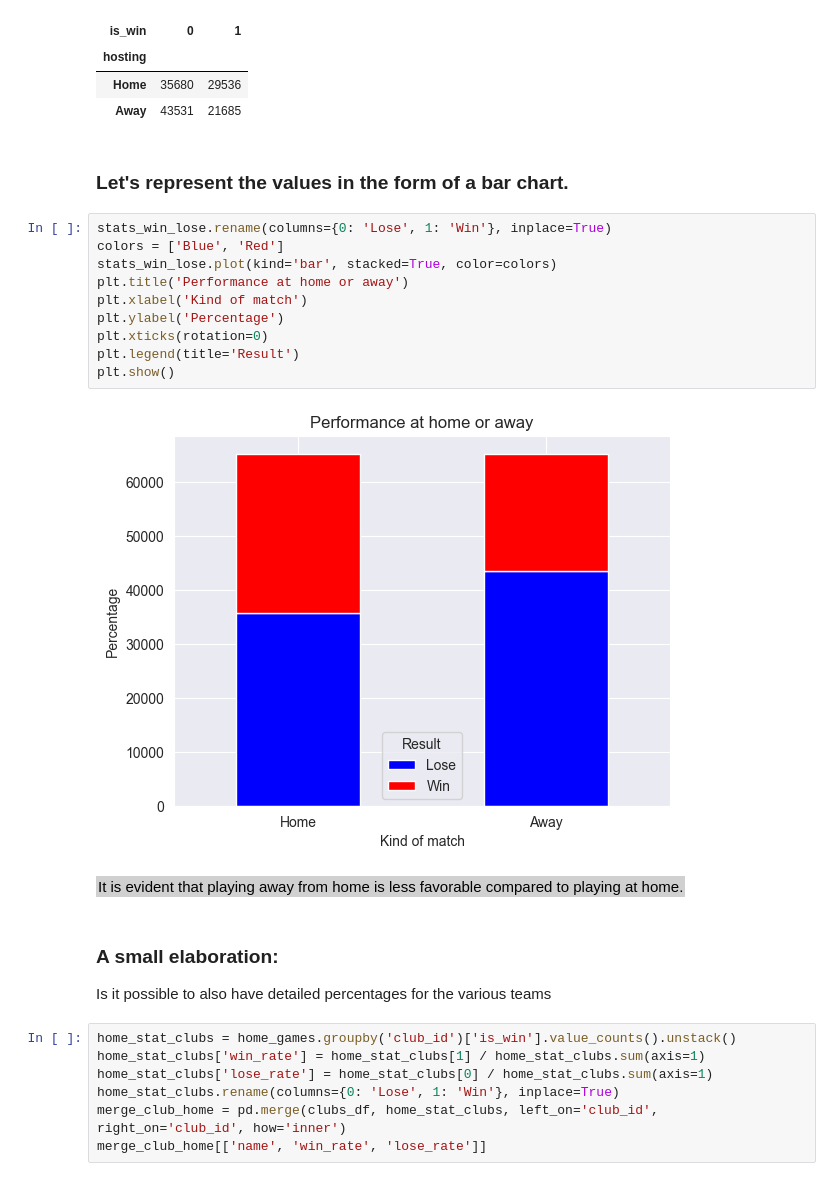
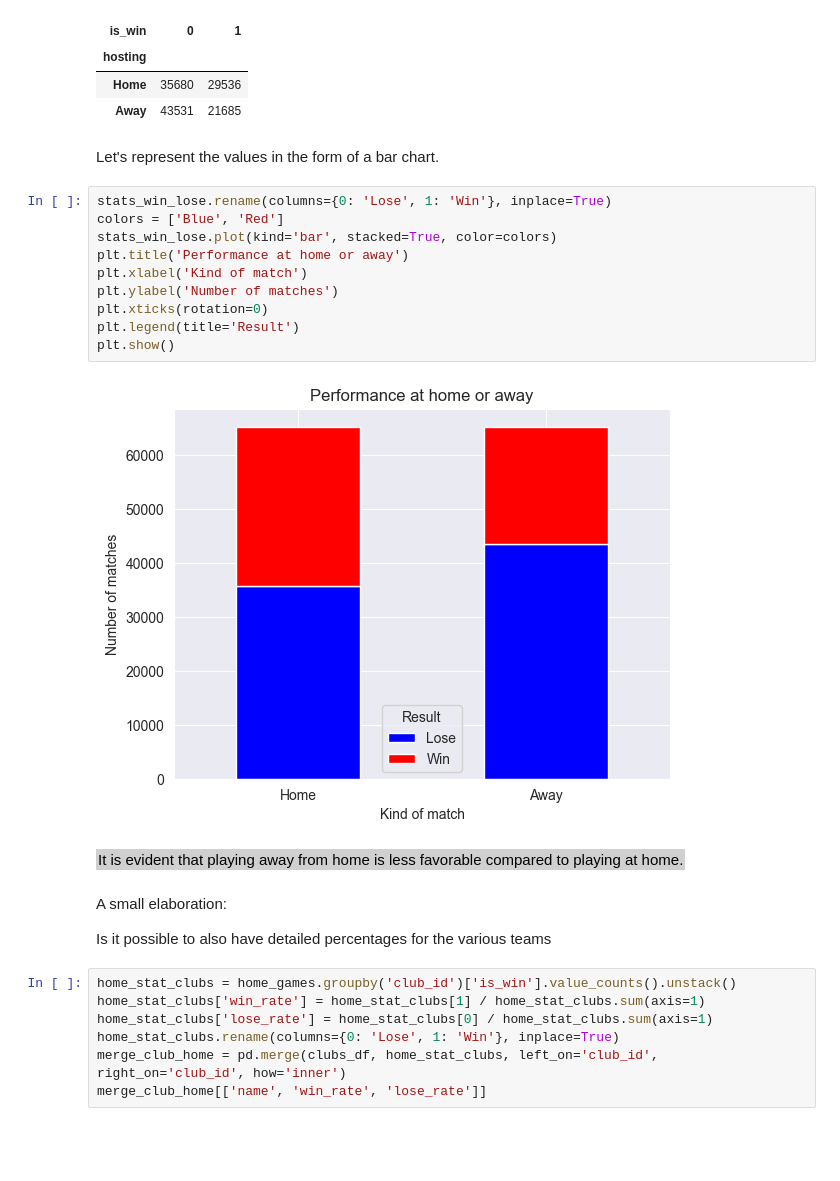
Before and after one commit to ZakAbourida/IUM-TWEB-UniTo, a Jupyter notebook: MainDirectory/Python Part/DataAnalysis.ipynb, the cells around one changed output. Drawn from its saved outputs; the diff is of its cells as text; blank space fills up the shorter version.

```diff
--- a/MainDirectory/Python Part/DataAnalysis.ipynb
+++ b/MainDirectory/Python Part/DataAnalysis.ipynb
@@ -924,24 +924,24 @@ stats_win_lose
 | Home | 35680 | 29536 |
 | Away | 43531 | 21685 |
 # %% [markdown]
-### Let's represent the values in the form of a bar chart.
+ Let's represent the values in the form of a bar chart.
 # %%
 stats_win_lose.rename(columns={0: 'Lose', 1: 'Win'}, inplace=True)
 colors = ['Blue', 'Red']
 stats_win_lose.plot(kind='bar', stacked=True, color=colors)
 plt.title('Performance at home or away')
 plt.xlabel('Kind of match')
-plt.ylabel('Percentage')
+plt.ylabel('Number of matches')
 plt.xticks(rotation=0)
 plt.legend(title='Result')
 plt.show()
 # %% [output]
-[figure, old version]
+[figure, new version]
 # %% [markdown]
 <span style="background-color: #d0d0d0; color: black; padding: 2px;">It is evident that playing away from home is less favorable compared to playing at home.
 </span>
 # %% [markdown]
-### A small elaboration:
+ A small elaboration:
 
 Is it possible to also have detailed percentages for the various teams
 # %%
```
Also changed, not shown: parts of 33 cells of this notebook.
